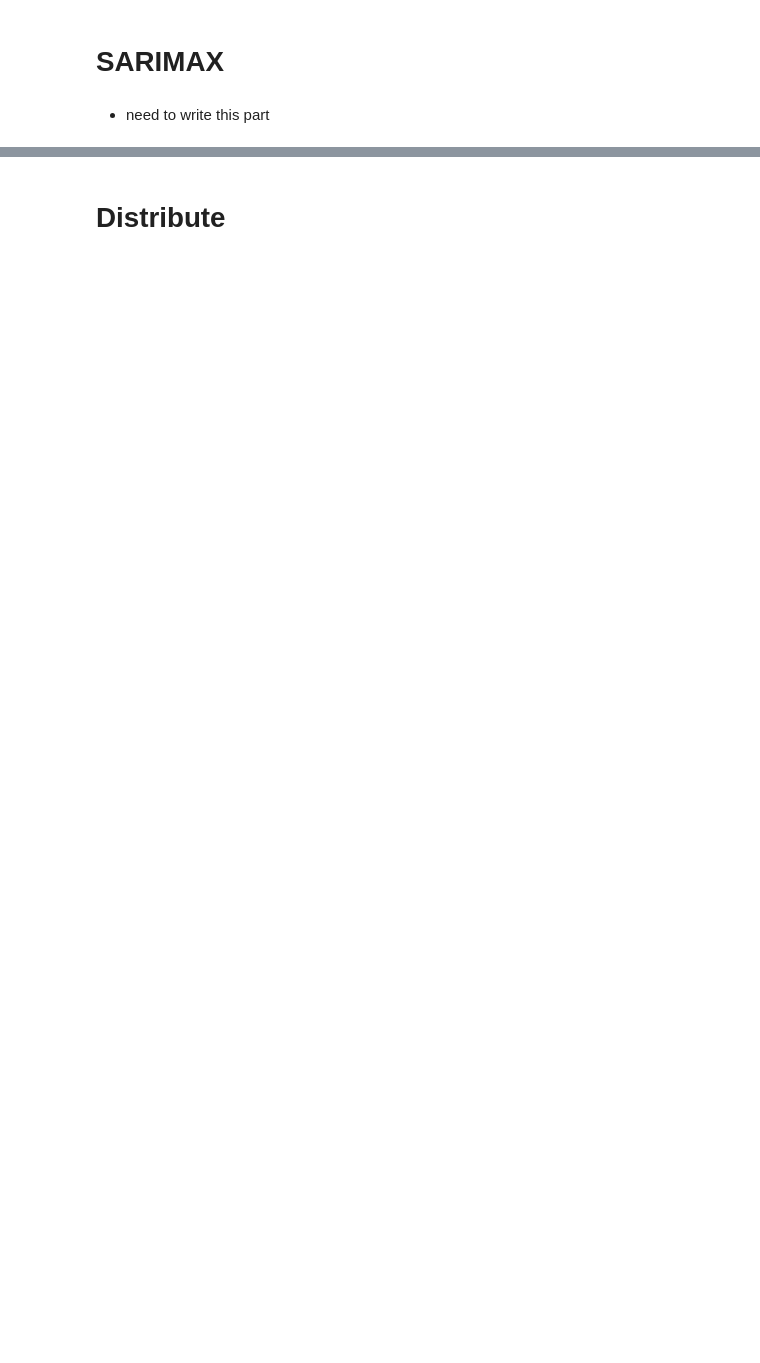
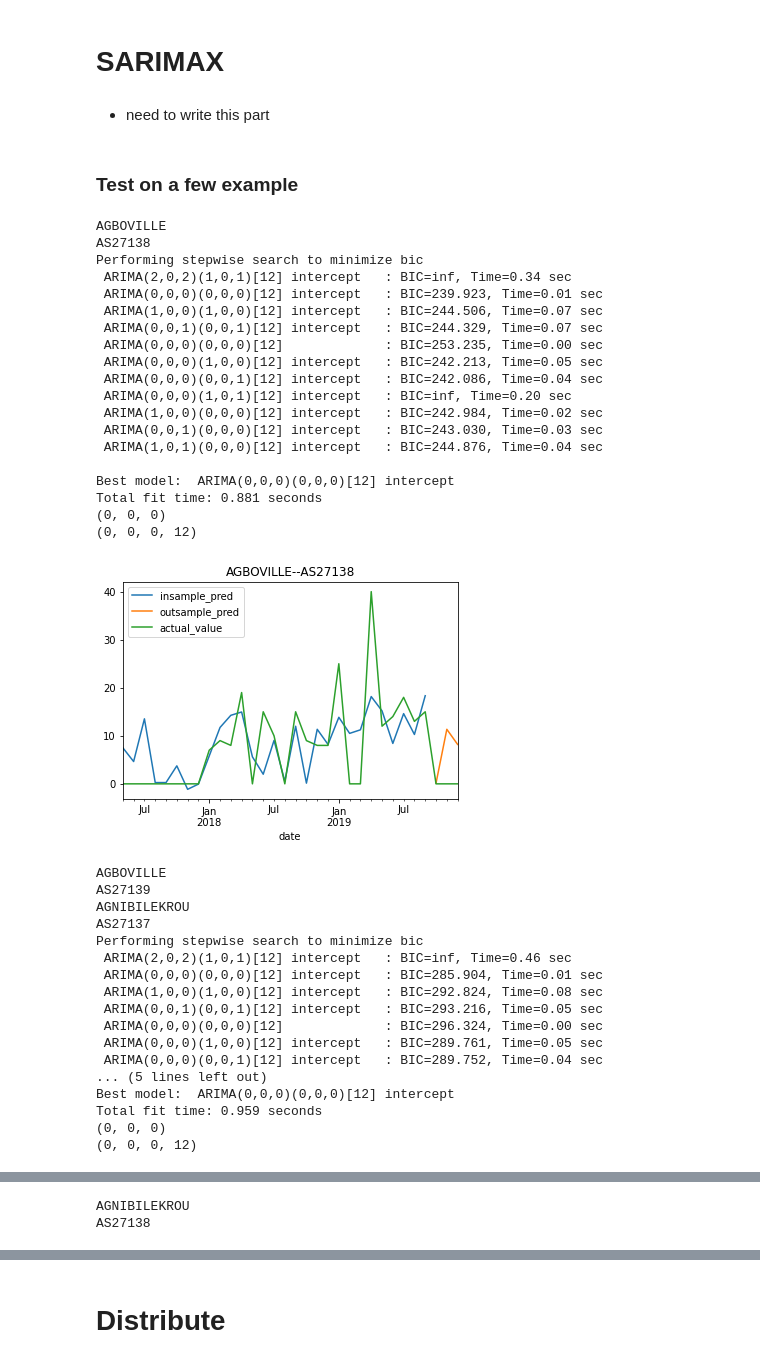
Before and after one commit to herbsh/USAID_Forecast_submit, a Jupyter notebook: 1_code/model_SARIMAX_Distribute_District.ipynb, the cells around one changed output, grey strips where cells are left out. Drawn from its saved outputs; the diff is of its cells as text; code cells hidden in the pictures; blank space fills up the shorter version.

Commit message:
Written two more levels

```diff
--- a/1_code/model_SARIMAX_Distribute_District.ipynb
+++ b/1_code/model_SARIMAX_Distribute_District.ipynb
@@ -27,0 +87,11 @@ contraceptive_logistics=contraceptive_logistics.sort_values('date')
+# %%
+col_continuous=contraceptive_logistics.columns[10:-1].to_list()
+col_continuous.remove('site_type')
+
+product_agg_level_sum=contraceptive_logistics.groupby(['district','product_code','date'])['stock_distributed'].sum()
+df_product_agg_level_sum=pd.DataFrame(data=product_agg_level_sum)
+df_product_agg_level_sum=df_product_agg_level_sum.reset_index()
+
+for col in col_continuous:
+    print(col)
+    df_product_agg_level_sum[col]=pd.DataFrame(data=contraceptive_logistics.groupby(['district','product_code','date'])[col].mean().values)
@@ -29,3 +118,63 @@ contraceptive_logistics=contraceptive_logistics.sort_values('date')
 # SARIMAX
 # %% [markdown]
 - need to write this part
+# %%
+col_exog=col_continuous
+# %% [markdown]
+### Test on a few example
+# %%
+df_pred_district_product=pd.DataFrame()
+for district in df_product_agg_level_sum['district'].unique()[6:8] :
+    df1=df_product_agg_level_sum[df_product_agg_level_sum['district']==district];
+    for product in df1['product_code'].unique()[6:8]:
+        df2=df1[df1['product_code']==product].copy();
+        df2['date']=pd.to_datetime(df2['date']);
+        df2=df2.set_index(['date']);
+        df2=df2.resample('MS').fillna('nearest')
+        print(district)
+        print(product)
+        #fit_and_plot_forecast(df2)
+        if(len(df2)>10):
+            [order,seasonal_order]=auto_arima(df2,col_exog);
+            #result_piece= fit_and_plot_sarimax(df2,order,seasonal_order,col_exog);
+            result_piece= predict_sarimax(df2,order,seasonal_order,col_exog,plot=1);
+            # print(result_piece)
+            df_pred_district_product=pd.concat([df_pred_district_product,result_piece])
+# %% [output]
+AGBOVILLE
+AS27138
+Performing stepwise search to minimize bic
+ ARIMA(2,0,2)(1,0,1)[12] intercept   : BIC=inf, Time=0.34 sec
+ ARIMA(0,0,0)(0,0,0)[12] intercept   : BIC=239.923, Time=0.01 sec
+ ARIMA(1,0,0)(1,0,0)[12] intercept   : BIC=244.506, Time=0.07 sec
+ ARIMA(0,0,1)(0,0,1)[12] intercept   : BIC=244.329, Time=0.07 sec
+ ARIMA(0,0,0)(0,0,0)[12]             : BIC=253.235, Time=0.00 sec
+ ARIMA(0,0,0)(1,0,0)[12] intercept   : BIC=242.213, Time=0.05 sec
+ ARIMA(0,0,0)(0,0,1)[12] intercept   : BIC=242.086, Time=0.04 sec
+ ARIMA(0,0,0)(1,0,1)[12] intercept   : BIC=inf, Time=0.20 sec
+ ARIMA(1,0,0)(0,0,0)[12] intercept   : BIC=242.984, Time=0.02 sec
+ ARIMA(0,0,1)(0,0,0)[12] intercept   : BIC=243.030, Time=0.03 sec
+ ARIMA(1,0,1)(0,0,0)[12] intercept   : BIC=244.876, Time=0.04 sec
+
+Best model:  ARIMA(0,0,0)(0,0,0)[12] intercept
+Total fit time: 0.881 seconds
+(0, 0, 0)
+(0, 0, 0, 12)
+[figure, added]
+AGBOVILLE
+AS27139
+AGNIBILEKROU
+AS27137
+Performing stepwise search to minimize bic
+ ARIMA(2,0,2)(1,0,1)[12] intercept   : BIC=inf, Time=0.46 sec
+ ARIMA(0,0,0)(0,0,0)[12] intercept   : BIC=285.904, Time=0.01 sec
+ ARIMA(1,0,0)(1,0,0)[12] intercept   : BIC=292.824, Time=0.08 sec
+ ARIMA(0,0,1)(0,0,1)[12] intercept   : BIC=293.216, Time=0.05 sec
+ ARIMA(0,0,0)(0,0,0)[12]             : BIC=296.324, Time=0.00 sec
+ ARIMA(0,0,0)(1,0,0)[12] intercept   : BIC=289.761, Time=0.05 sec
+ ARIMA(0,0,0)(0,0,1)[12] intercept   : BIC=289.752, Time=0.04 sec
+... (5 lines left out)
+Best model:  ARIMA(0,0,0)(0,0,0)[12] intercept
+Total fit time: 0.959 seconds
+(0, 0, 0)
+(0, 0, 0, 12)
@@ -31,0 +182,2 @@ contraceptive_logistics=contraceptive_logistics.sort_values('date')
+AGNIBILEKROU
+AS27138
```
Also changed, not shown: parts of 10 cells of this notebook, 1 other file.
